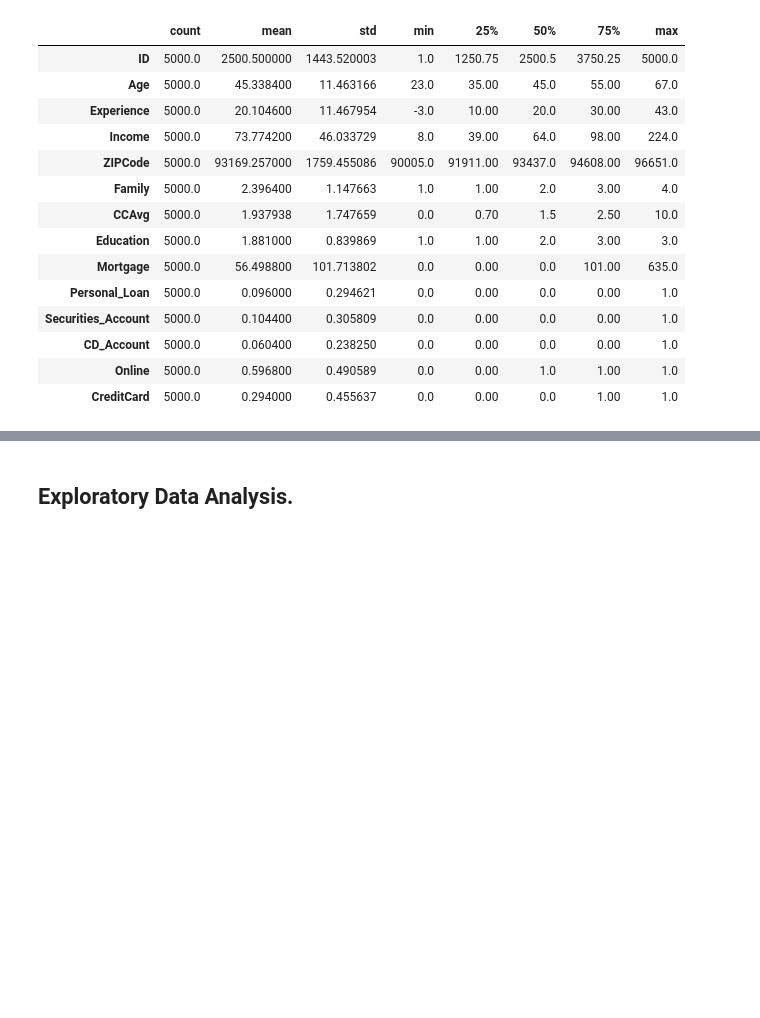
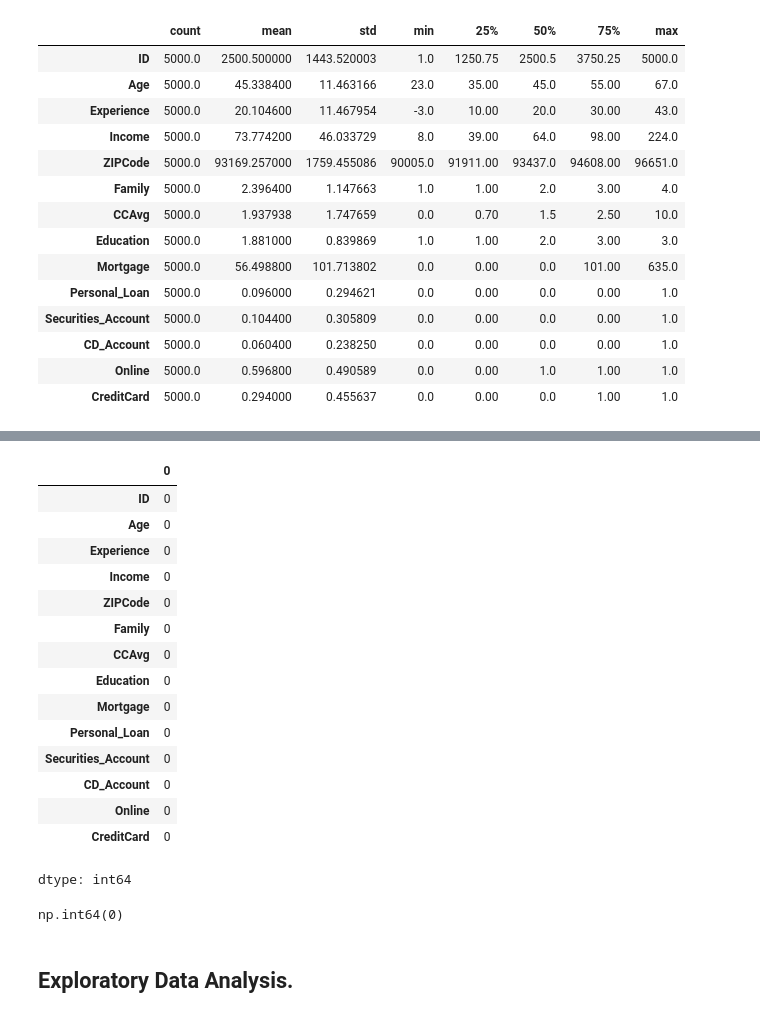
Before and after one commit to AkshayGovindaraj/GoogleColab, a Jupyter notebook: AIML_ML_Project_Full_Code_Notebookv1.ipynb, the cells around one changed output, grey strips where cells are left out. Drawn from its saved outputs; the diff is of its cells as text; code cells hidden in the pictures; blank space fills up the shorter version.

```diff
--- a/AIML_ML_Project_Full_Code_Notebookv1.ipynb
+++ b/AIML_ML_Project_Full_Code_Notebookv1.ipynb
@@ -97,3 +117,26 @@ data.describe().T
+# %%
+data.isnull().sum()
+# %% [output]
+|  | 0 |
+| ID | 0 |
+| Age | 0 |
+| Experience | 0 |
+| Income | 0 |
+| ZIPCode | 0 |
+| Family | 0 |
+| CCAvg | 0 |
+| Education | 0 |
+| Mortgage | 0 |
+| Personal_Loan | 0 |
+| Securities_Account | 0 |
+| CD_Account | 0 |
+| Online | 0 |
+| CreditCard | 0 |
+dtype: int64
+# %%
+data.duplicated().sum()
+# %% [output]
+np.int64(0)
 # %% [markdown]
 ## Exploratory Data Analysis.
 # %% [markdown]
```
Also changed, not shown: parts of 5 cells of this notebook.
